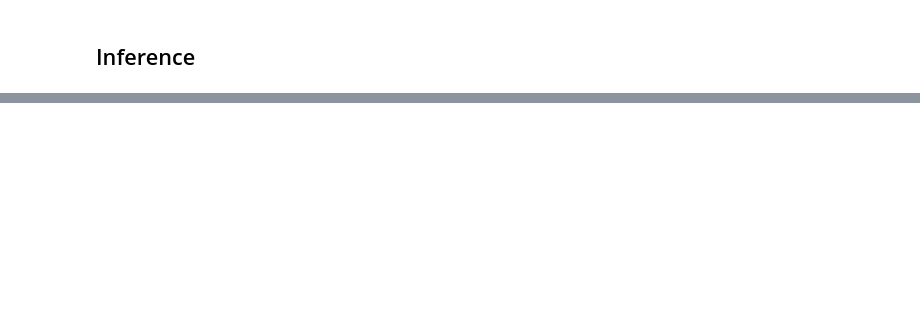
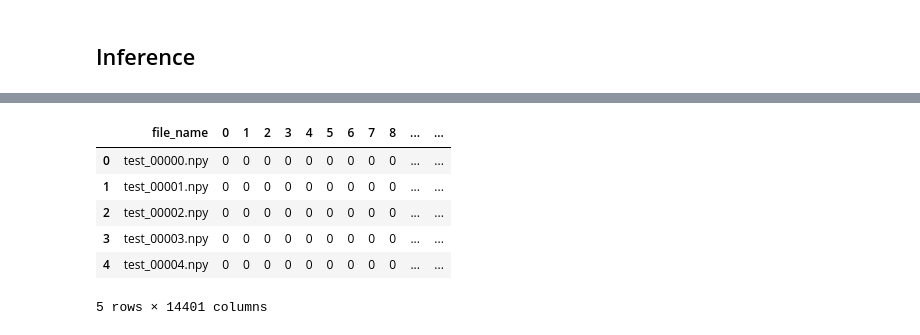
Before and after one commit to giwankim/precipitation-nowcasting, a Jupyter notebook: notebooks/03-unet.ipynb, the cells around one changed output, grey strips where cells are left out. Cells and saved outputs as stored; diff of their text form; code cells hidden in the pictures; blank space fills up the shorter version.

Commit message:
Modify unet notebooks

```diff
--- a/notebooks/03-unet.ipynb
+++ b/notebooks/03-unet.ipynb
@@ -386,7 +403,7 @@ class NowcastingDataModule(pl.LightningDataModule):
             self.train_dataset = NowcastingDataset(train_paths)
             self.val_dataset = NowcastingDataset(val_paths)
         else:
-            test_paths = list(args["test_data_path"].glob("*.npy"))
+            test_paths = list(sorted(args["test_data_path"].glob("*.npy")))
             self.test_dataset = NowcastingDataset(test_paths, test=True)
 
     def train_dataloader(self):
@@ -426,7 +443,7 @@ pl.seed_everything(args["seed"])
 
 df = pd.read_csv(args["train_folds_csv"])
 
-for fold in range(5):
+for fold in range(3, 5):
     train_df = df[df.fold != fold]
     val_df = df[df.fold == fold]
 
@@ -462,7 +479,10 @@ for fold in range(5):
     #     fig.show()
 
     trainer.fit(model, datamodule)
-    trainer.save_checkpoint(f"unet_fold{fold}_bs{args['batch_size']}_epoch{args['max_epochs']}.ckpt")
+    trainer.save_checkpoint(
+        args["model_dir"]
+        / f"unet_fold{fold}_bs{args['batch_size']}_epoch{args['max_epochs']}_{args['optimizer']}_{args['scheduler']}.ckpt"
+    )
 
     del datamodule, model, trainer
     gc.collect()
@@ -506,7 +530,12 @@ datamodule.setup("test")
 final_preds = np.zeros((len(datamodule.test_dataset), 120, 120))
 
 for fold in range(5):
-    model = UNet.load_from_checkpoint(f"unet_fold{fold}_bs{args['batch_size']}_epoch{args['max_epochs']}")
+    checkpoint = (
+        args["model_dir"]
+        / f"unet_fold{fold}_bs{args['batch_size']}_epoch{args['max_epochs']}_{args['optimizer']}_{args['scheduler']}.ckpt"
+    )
+    print(checkpoint)
+    model = UNet.load_from_checkpoint(str(checkpoint))
     model.cuda()
     model.eval()
     preds = []
@@ -529,4 +558,5 @@ for fold in range(5):
     gc.collect()
     torch.cuda.empty_cache()
 
+final_preds = final_preds.astype(np.uint8)
 final_preds = final_preds.reshape(-1, 14400)
@@ -536,4 +579,4 @@ test_filenames = [path.name for path in test_paths]
 # %%
-subm = pd.DataFrame({"file_name"}: test_filenames)
+subm = pd.DataFrame({"file_name": test_filenames})
 for i in tqdm(range(14400)):
     subm[str(i)] = final_preds[:, i]
@@ -540,3 +585,14 @@ for i in tqdm(range(14400)):
 # %%
-subm.to_csv(f"unet_bs{args['batch_size']}_epoch{args['max_epochs']}_lr{model.lr}.csv", index=False)
+subm.to_csv(
+    f"unet_bs{args['batch_size']}_epoch{args['max_epochs']}_{args['optimizer']}_{args['scheduler']}.csv",
+    index=False,
+)
 subm.head()
+# %% [output]
+|  | file_name | 0 | 1 | 2 | 3 | 4 | 5 | 6 | 7 | 8 | ... | ... |
+| 0 | test_00000.npy | 0 | 0 | 0 | 0 | 0 | 0 | 0 | 0 | 0 | ... | ... |
+| 1 | test_00001.npy | 0 | 0 | 0 | 0 | 0 | 0 | 0 | 0 | 0 | ... | ... |
+| 2 | test_00002.npy | 0 | 0 | 0 | 0 | 0 | 0 | 0 | 0 | 0 | ... | ... |
+| 3 | test_00003.npy | 0 | 0 | 0 | 0 | 0 | 0 | 0 | 0 | 0 | ... | ... |
+| 4 | test_00004.npy | 0 | 0 | 0 | 0 | 0 | 0 | 0 | 0 | 0 | ... | ... |
+5 rows × 14401 columns
```
Also changed, not shown: parts of 14 cells of this notebook, 3 other files.
